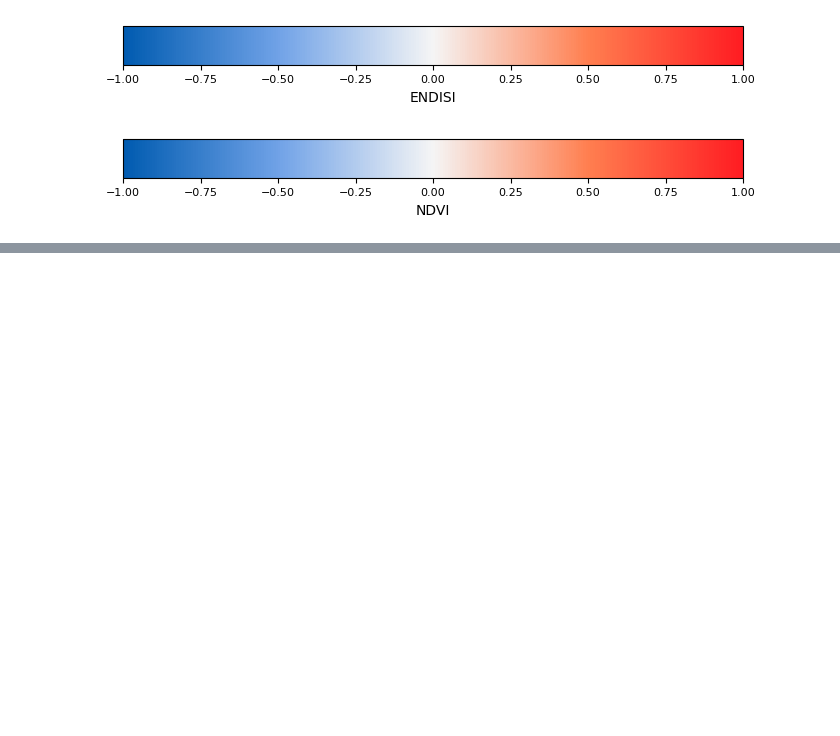
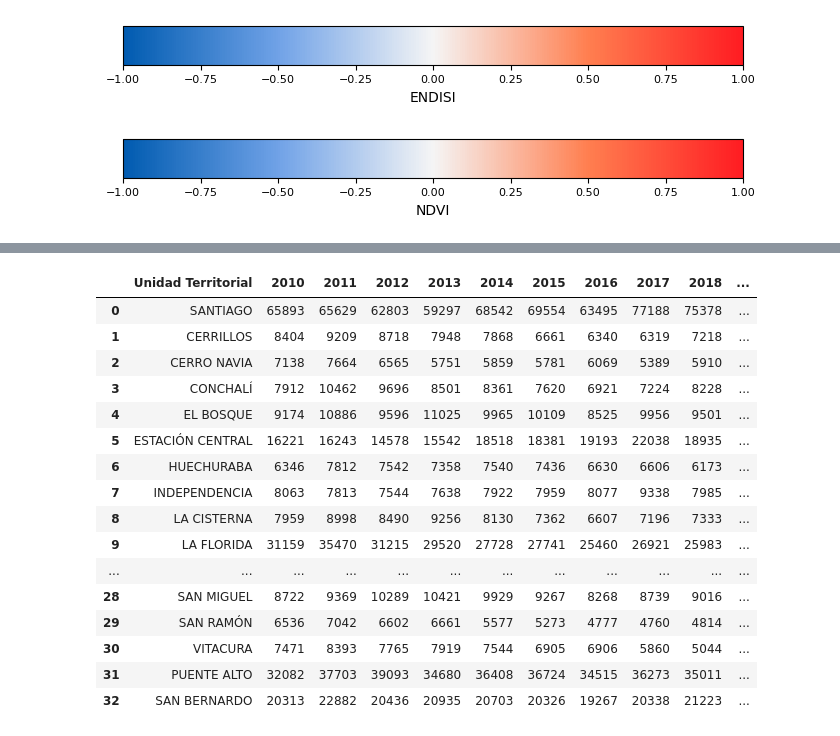
Before and after one commit to 2B-O/Proyecto-Geoespaciales, a Jupyter notebook: Proyecto Geoespaciales.ipynb, the cells around one changed output, grey strips where cells are left out. Saved outputs shown, nothing was run; the diff lists cells and outputs as text; code cells hidden in the pictures; blank space fills up the shorter version.

Commit message:
datos policiales

```diff
--- a/Proyecto Geoespaciales.ipynb
+++ b/Proyecto Geoespaciales.ipynb
@@ -500,3 +502,11 @@ geemap.add_image_to_gif(in_gif=on_gif, out_gif=on_gif, in_image=colorbar_file_nd
 geemap.show_image(on_gif)
 # %% [output]
 [interactive output not drawn]
+# %%
+ruta_cead = r"Datos\CEAD\reportes-unidadTerritorial.xlsx"
+cead = pd.read_excel(ruta_cead)
+
+# Convertir la columna "Unidad Territorial" a mayúsculas
+cead['Unidad Territorial'] = cead['Unidad Territorial'].str.upper()
+
+display(cead.head(5))
@@ -502,0 +520,24 @@ geemap.show_image(on_gif)
+# %%
+# Eliminar las filas que en la columna "Unidad Territorial" no estén en la lista de comunas
+
+cead = cead[cead["Unidad Territorial"].isin(m_comunas)]
+cead = cead.reset_index(drop=True)
+display(cead)
+# %% [output]
+|  | Unidad Territorial | 2010 | 2011 | 2012 | 2013 | 2014 | 2015 | 2016 | 2017 | 2018 | ... |
+| 0 | SANTIAGO | 65893 | 65629 | 62803 | 59297 | 68542 | 69554 | 63495 | 77188 | 75378 | ... |
+| 1 | CERRILLOS | 8404 | 9209 | 8718 | 7948 | 7868 | 6661 | 6340 | 6319 | 7218 | ... |
+| 2 | CERRO NAVIA | 7138 | 7664 | 6565 | 5751 | 5859 | 5781 | 6069 | 5389 | 5910 | ... |
+| 3 | CONCHALÍ | 7912 | 10462 | 9696 | 8501 | 8361 | 7620 | 6921 | 7224 | 8228 | ... |
+| 4 | EL BOSQUE | 9174 | 10886 | 9596 | 11025 | 9965 | 10109 | 8525 | 9956 | 9501 | ... |
+| 5 | ESTACIÓN CENTRAL | 16221 | 16243 | 14578 | 15542 | 18518 | 18381 | 19193 | 22038 | 18935 | ... |
+| 6 | HUECHURABA | 6346 | 7812 | 7542 | 7358 | 7540 | 7436 | 6630 | 6606 | 6173 | ... |
+| 7 | INDEPENDENCIA | 8063 | 7813 | 7544 | 7638 | 7922 | 7959 | 8077 | 9338 | 7985 | ... |
+| 8 | LA CISTERNA | 7959 | 8998 | 8490 | 9256 | 8130 | 7362 | 6607 | 7196 | 7333 | ... |
+| 9 | LA FLORIDA | 31159 | 35470 | 31215 | 29520 | 27728 | 27741 | 25460 | 26921 | 25983 | ... |
+| ... | ... | ... | ... | ... | ... | ... | ... | ... | ... | ... | ... |
+| 28 | SAN MIGUEL | 8722 | 9369 | 10289 | 10421 | 9929 | 9267 | 8268 | 8739 | 9016 | ... |
+| 29 | SAN RAMÓN | 6536 | 7042 | 6602 | 6661 | 5577 | 5273 | 4777 | 4760 | 4814 | ... |
+| 30 | VITACURA | 7471 | 8393 | 7765 | 7919 | 7544 | 6905 | 6906 | 5860 | 5044 | ... |
+| 31 | PUENTE ALTO | 32082 | 37703 | 39093 | 34680 | 36408 | 36724 | 34515 | 36273 | 35011 | ... |
+| 32 | SAN BERNARDO | 20313 | 22882 | 20436 | 20935 | 20703 | 20326 | 19267 | 20338 | 21223 | ... |
```
Also changed, not shown: parts of 3 cells of this notebook.
